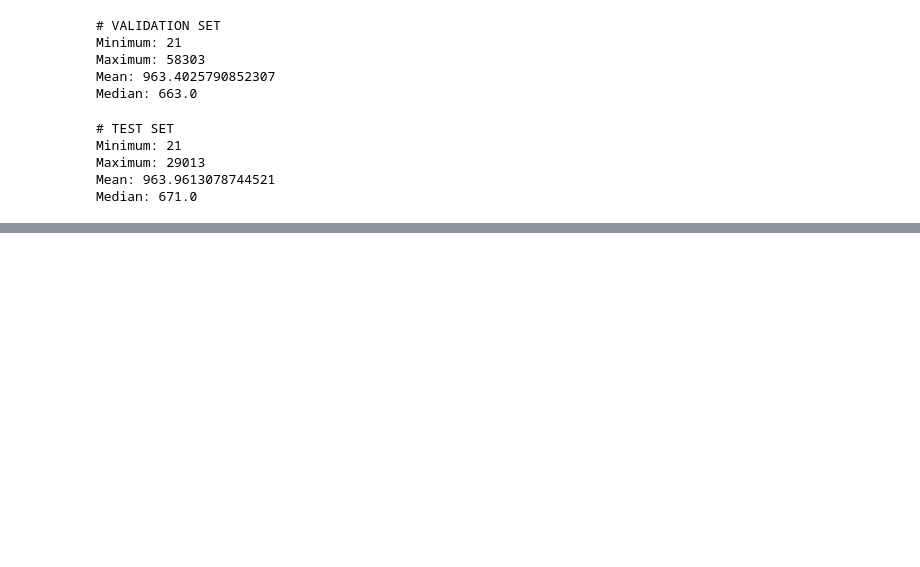
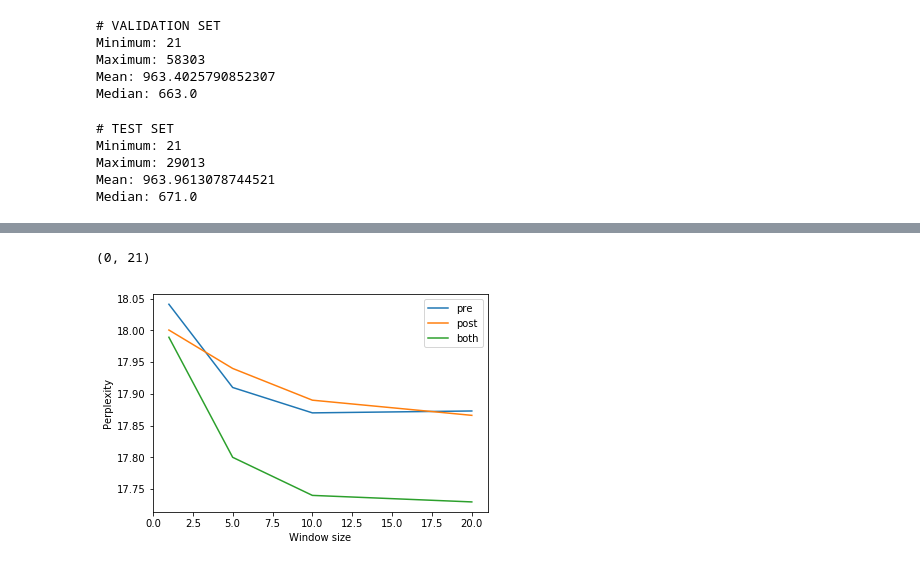
Before and after one commit to mari756h/The_unemployed_cells, a Jupyter notebook: Visualize.ipynb, the cells around one changed output, grey strips where cells are left out. Saved outputs shown, nothing was run; the diff lists cells and outputs as text; code cells hidden in the pictures; blank space fills up the shorter version.

```diff
--- a/Visualize.ipynb
+++ b/Visualize.ipynb
@@ -89,0 +144,4 @@ plt.hist([train, valid, test])
+# %%
+perp = pd.DataFrame(data={'pre':c_pre.perplexity.values, 'post':c_post.perplexity.values, 'both':c_both.perplexity.values},
+                  index=[1, 5, 10, 20])
+perp.head()
@@ -89,0 +154,8 @@ plt.hist([train, valid, test])
+# %%
+perp.plot()
+plt.xlabel('Window size')
+plt.ylabel('Perplexity')
+plt.xlim(0, 21)
+# %% [output]
+(0, 21)
+[figure, added]
```
Also changed, not shown: parts of 16 cells of this notebook, 3 other files.
